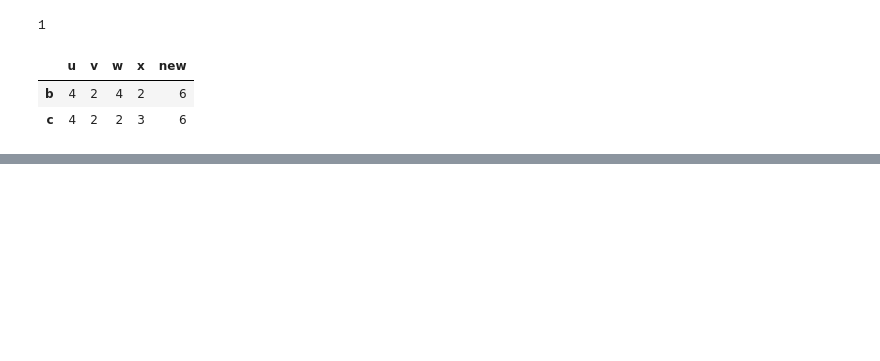
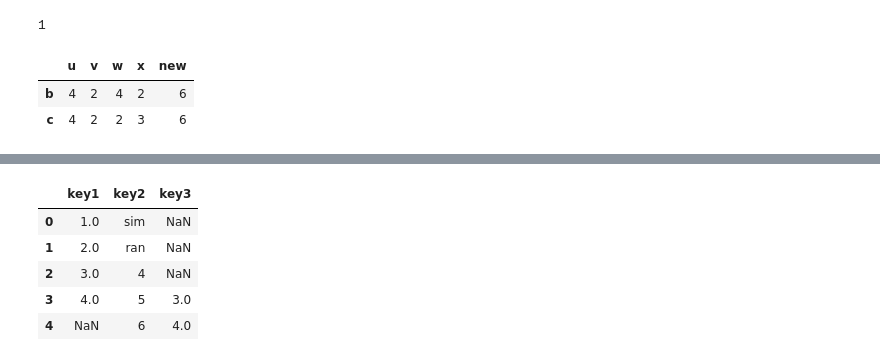
Before and after one commit to simran417/Data-Science, a Jupyter notebook: pandas/lec2.ipynb, the cells around one changed output, grey strips where cells are left out. Drawn from its saved outputs; the diff is of its cells as text; code cells hidden in the pictures; blank space fills up the shorter version.

```diff
--- a/pandas/lec2.ipynb
+++ b/pandas/lec2.ipynb
@@ -164,0 +174,6 @@ df.drop('a')
+# %%
+# to remove pr edit nan value:
+d={'key1':[1,2,3,4,np.nan],'key2':['sim','ran',4,5,6],'key3':[np.nan,np.nan,np.nan,3,4]}
+A2=pd.DataFrame(d)
+A2.dropna()  #remove all the rows which have nan value
+A2.dropna(axis=1)   #remove all the col which have nan value
@@ -164,0 +187,12 @@ df.drop('a')
+# %%
+# thresh function:
+A2.dropna(thresh=0)
+A2.dropna(thresh=2)
+A2.dropna(axis=1, thresh=2)
+# %% [output]
+|  | key1 | key2 | key3 |
+| 0 | 1.0 | sim | NaN |
+| 1 | 2.0 | ran | NaN |
+| 2 | 3.0 | 4 | NaN |
+| 3 | 4.0 | 5 | 3.0 |
+| 4 | NaN | 6 | 4.0 |
```
Also changed, not shown: parts of 14 cells of this notebook.
